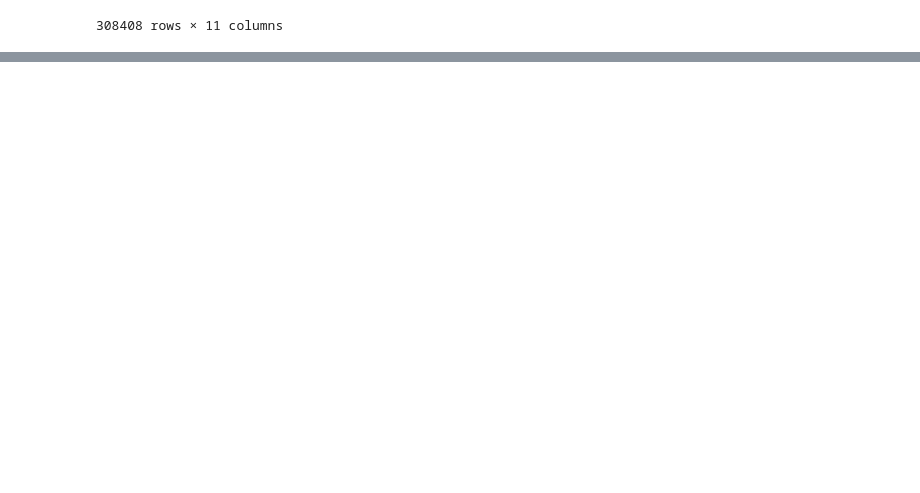
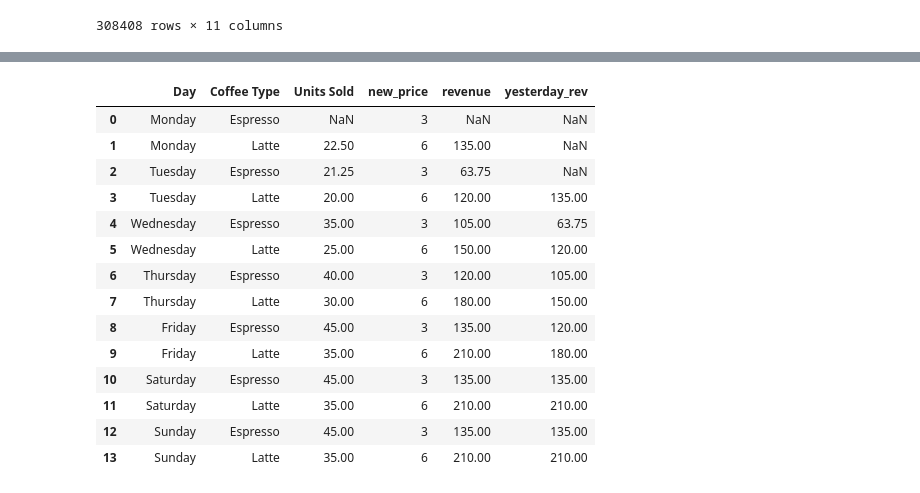
Before and after one commit to Cullen179/Practical-Data-Science, a Jupyter notebook: pandas.ipynb, the cells around one changed output, grey strips where cells are left out. Drawn from its saved outputs; the diff is of its cells as text; code cells hidden in the pictures; blank space fills up the shorter version.

```diff
--- a/pandas.ipynb
+++ b/pandas.ipynb
@@ -65,0 +239,2 @@ olympics_data
+# %%
+coffee.loc[[0, 2], 'Units Sold'] = np.nan
@@ -65,0 +249,2 @@ olympics_data
+# %%
+coffee['Units Sold'] = coffee['Units Sold'].interpolate()
@@ -65,0 +320,22 @@ olympics_data
+# %%
+coffee['revenue'] = coffee['Units Sold'] * coffee['new_price']
+# %%
+coffee['yesterday_rev'] = coffee['revenue'].shift(2)
+# %%
+coffee
+# %% [output]
+|  | Day | Coffee Type | Units Sold | new_price | revenue | yesterday_rev |
+| 0 | Monday | Espresso | NaN | 3 | NaN | NaN |
+| 1 | Monday | Latte | 22.50 | 6 | 135.00 | NaN |
+| 2 | Tuesday | Espresso | 21.25 | 3 | 63.75 | NaN |
+| 3 | Tuesday | Latte | 20.00 | 6 | 120.00 | 135.00 |
+| 4 | Wednesday | Espresso | 35.00 | 3 | 105.00 | 63.75 |
+| 5 | Wednesday | Latte | 25.00 | 6 | 150.00 | 120.00 |
+| 6 | Thursday | Espresso | 40.00 | 3 | 120.00 | 105.00 |
+| 7 | Thursday | Latte | 30.00 | 6 | 180.00 | 150.00 |
+| 8 | Friday | Espresso | 45.00 | 3 | 135.00 | 120.00 |
+| 9 | Friday | Latte | 35.00 | 6 | 210.00 | 180.00 |
+| 10 | Saturday | Espresso | 45.00 | 3 | 135.00 | 135.00 |
+| 11 | Saturday | Latte | 35.00 | 6 | 210.00 | 210.00 |
+| 12 | Sunday | Espresso | 45.00 | 3 | 135.00 | 135.00 |
+| 13 | Sunday | Latte | 35.00 | 6 | 210.00 | 210.00 |
```
Also changed, not shown: parts of 24 cells of this notebook, 6 other files.
